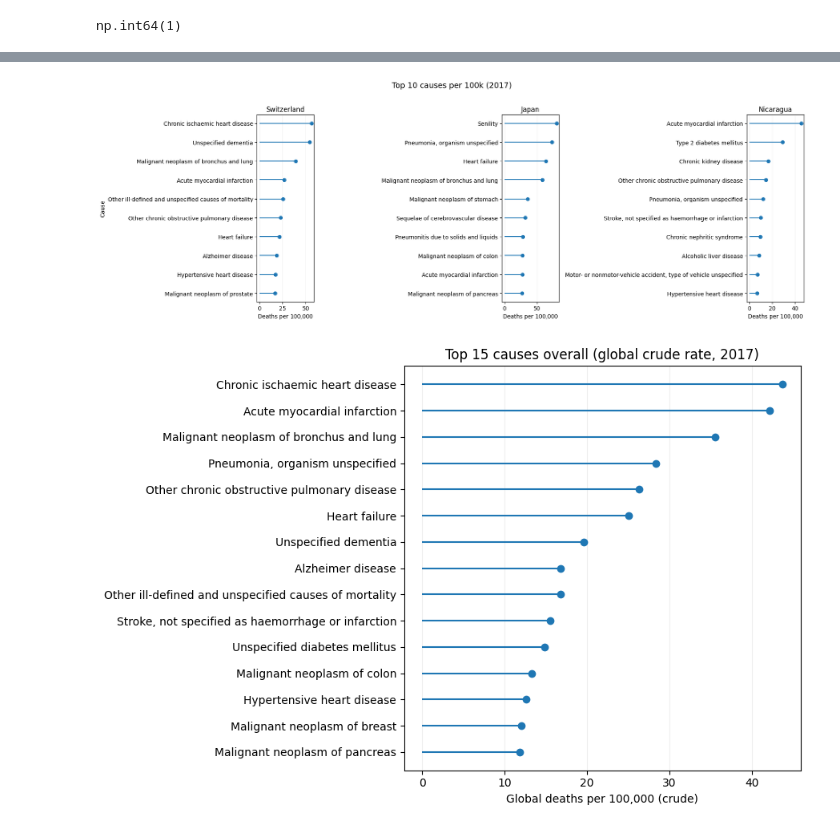
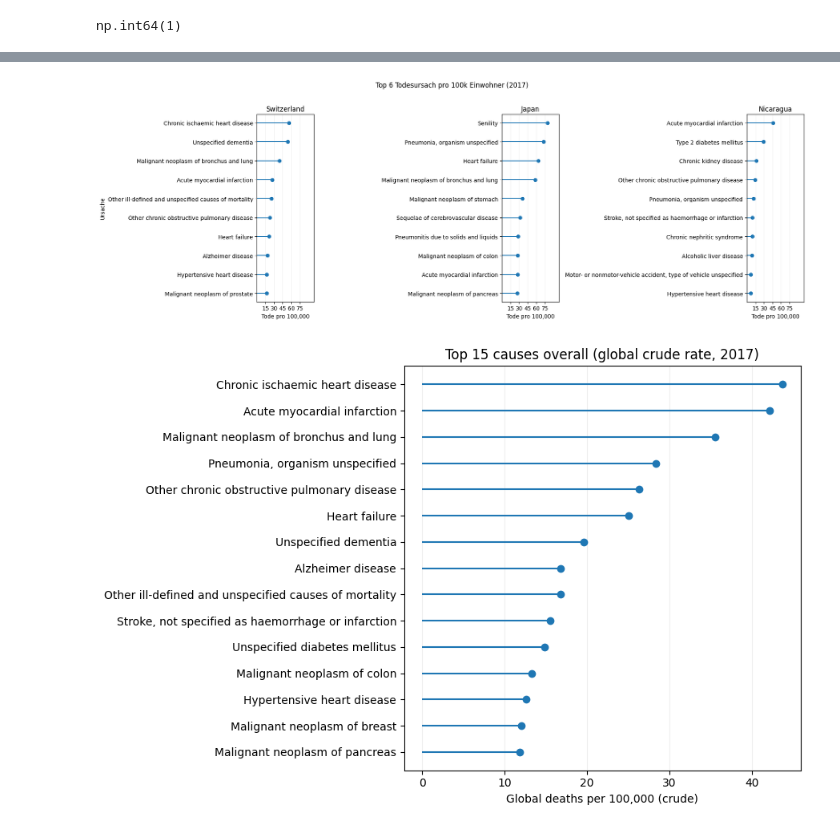
Before and after one commit to ihringerlinus/WHO_Mortality_Database, a Jupyter notebook: TheseKristian.ipynb, the cells around one changed output, grey strips where cells are left out. Drawn from its saved outputs; the diff is of its cells as text; code cells hidden in the pictures.

```diff
--- a/TheseKristian.ipynb
+++ b/TheseKristian.ipynb
@@ -573,33 +573,33 @@ print(top_causes_per_country)
 # %%
 import matplotlib.pyplot as plt
 
 countries = ["Switzerland", "Japan", "Nicaragua"]
 fig, axes = plt.subplots(1, len(countries), figsize=(18, 6), sharex=True)
 
 # pick a common max (e.g., 50) OR compute one from data (see below)
-xmax = 50
-xticks = [0, 25, 50]
+xmax = 100
+xticks = [15, 30, 45, 60, 75]
 
 for ax, country in zip(axes, countries):
     d = (analysis_df.query("Country_wb == @country")
          .sort_values("deaths_per_100k", ascending=False)
          .head(10)
          .sort_values("deaths_per_100k"))
 
     ax.hlines(d["Cause_name"], 0, d["deaths_per_100k"])
     ax.plot(d["deaths_per_100k"], d["Cause_name"], marker="o", linestyle="None")
     ax.set_title(country)
-    ax.set_xlabel("Deaths per 100,000")
+    ax.set_xlabel("Tode pro 100'000")
     ax.grid(True, axis="x", alpha=0.2)
 
     # force same scale
     ax.set_xlim(0, xmax)
     ax.set_xticks(xticks)
 
-axes[0].set_ylabel("Cause")
-plt.suptitle(f"Top {TOP_N} causes per 100k (2017)", y=1.02)
+axes[0].set_ylabel("Ursache")
+plt.suptitle(f"Top {TOP_N} Todesursach pro 100'000 Einwohner (2017)", y=1.02)
 plt.tight_layout()
 plt.show()
 # %% [output]
-[figure, old version]
+[figure, new version]
 # %%
```
Also changed, not shown: parts of 2 cells of this notebook, 1 other file.
